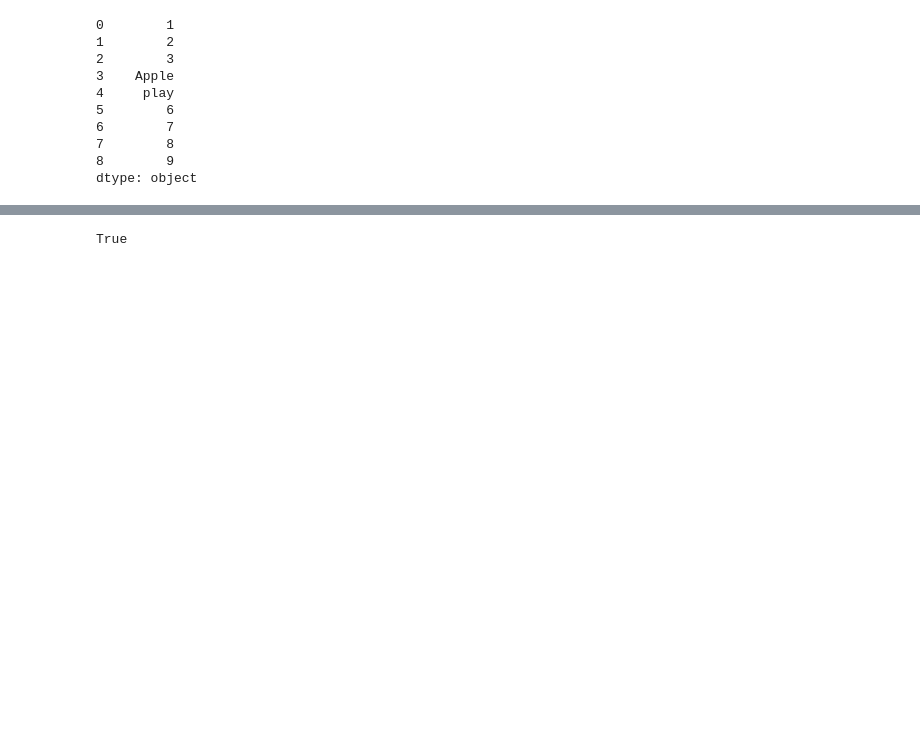
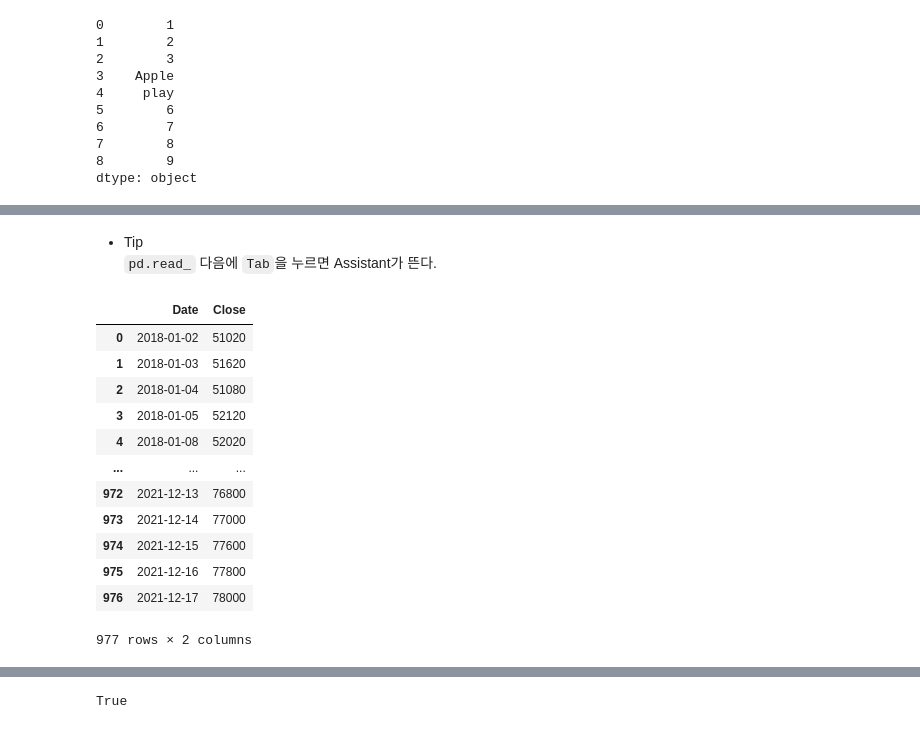
Before and after one commit to DavidEugen/study.python.start, a Jupyter notebook: pandas/Series_DataFrame.ipynb, the cells around one changed output, grey strips where cells are left out. Cells and saved outputs as stored; diff of their text form; code cells hidden in the pictures; blank space fills up the shorter version.

````diff
--- a/pandas/Series_DataFrame.ipynb
+++ b/pandas/Series_DataFrame.ipynb
@@ -30 +105,22 @@ import pandas as pd
+# %% [markdown]
+* Tip
+```pd.read_``` 다음에 ```Tab```을 누르면 Assistant가 뜬다.
+# %%
+path = 'C:/Users/proyj/workspace/python/pandas/삼성전자 종가.csv'
+dataFrame = pd.read_csv(path)
+dataFrame
+# %% [output]
+|  | Date | Close |
+| 0 | 2018-01-02 | 51020 |
+| 1 | 2018-01-03 | 51620 |
+| 2 | 2018-01-04 | 51080 |
+| 3 | 2018-01-05 | 52120 |
+| 4 | 2018-01-08 | 52020 |
+| ... | ... | ... |
+| 972 | 2021-12-13 | 76800 |
+| 973 | 2021-12-14 | 77000 |
+| 974 | 2021-12-15 | 77600 |
+| 975 | 2021-12-16 | 77800 |
+| 976 | 2021-12-17 | 78000 |
+977 rows × 2 columns
 # %%
````
Also changed, not shown: parts of 39 cells of this notebook.
